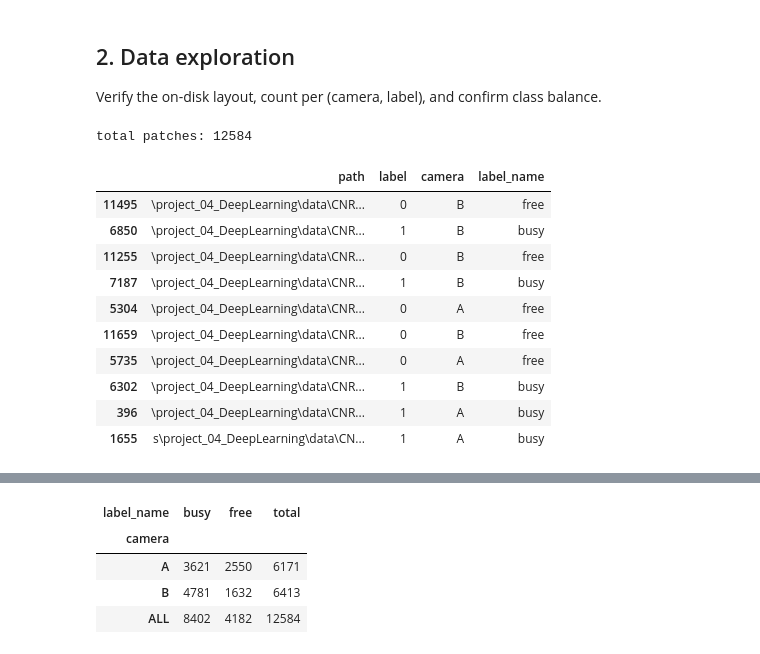
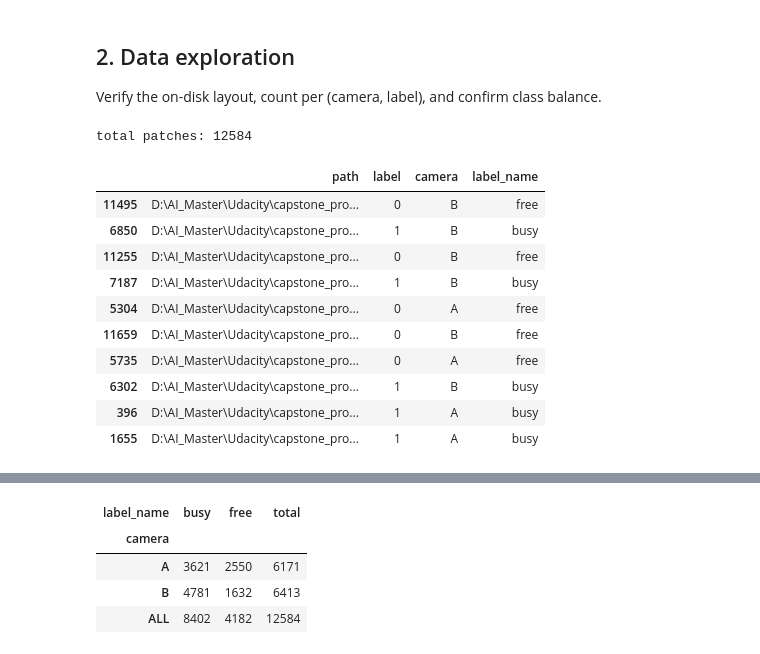
Before and after one commit to Soliman2020/master_capstone_04, a Jupyter notebook: notebooks/deep_learning.ipynb, the cells around one changed output, grey strips where cells are left out. Cells and saved outputs as stored; diff of their text form; code cells hidden in the pictures.

```diff
--- a/notebooks/deep_learning.ipynb
+++ b/notebooks/deep_learning.ipynb
@@ -61,24 +66,24 @@ Verify the on-disk layout, count per (camera, label), and confirm class balance.
 # %%
 PATCHES_DIR = PROJECT_ROOT / 'data' / 'CNRPark-Patches-150x150'
 entries = dataset.scan_patches(PATCHES_DIR)
 df = pd.DataFrame(
-    [(str(p)[-81:], dataset.LABEL_MAP[p.parent.name.lower()], p.parent.parent.name) for p, _ in entries],
+    [(str(p)[:], dataset.LABEL_MAP[p.parent.name.lower()], p.parent.parent.name) for p, _ in entries],
     columns=['path', 'label', 'camera'],
 )
 df['label_name'] = df['label'].map({0: 'free', 1: 'busy'})
 print('total patches:', len(df))
 
 df.sample(10, random_state=dataset.SEED)
 # %% [output]
 total patches: 12584
 |  | path | label | camera | label_name |
-| 11495 | \project_04_DeepLearning\data\CNR... | 0 | B | free |
-| 6850 | \project_04_DeepLearning\data\CNR... | 1 | B | busy |
-| 11255 | \project_04_DeepLearning\data\CNR... | 0 | B | free |
-| 7187 | \project_04_DeepLearning\data\CNR... | 1 | B | busy |
-| 5304 | \project_04_DeepLearning\data\CNR... | 0 | A | free |
-| 11659 | \project_04_DeepLearning\data\CNR... | 0 | B | free |
-| 5735 | \project_04_DeepLearning\data\CNR... | 0 | A | free |
-| 6302 | \project_04_DeepLearning\data\CNR... | 1 | B | busy |
-| 396 | \project_04_DeepLearning\data\CNR... | 1 | A | busy |
-| 1655 | s\project_04_DeepLearning\data\CN... | 1 | A | busy |
+| 11495 | D:\AI_Master\Udacity\capstone_pro... | 0 | B | free |
+| 6850 | D:\AI_Master\Udacity\capstone_pro... | 1 | B | busy |
+| 11255 | D:\AI_Master\Udacity\capstone_pro... | 0 | B | free |
+| 7187 | D:\AI_Master\Udacity\capstone_pro... | 1 | B | busy |
+| 5304 | D:\AI_Master\Udacity\capstone_pro... | 0 | A | free |
+| 11659 | D:\AI_Master\Udacity\capstone_pro... | 0 | B | free |
+| 5735 | D:\AI_Master\Udacity\capstone_pro... | 0 | A | free |
+| 6302 | D:\AI_Master\Udacity\capstone_pro... | 1 | B | busy |
+| 396 | D:\AI_Master\Udacity\capstone_pro... | 1 | A | busy |
+| 1655 | D:\AI_Master\Udacity\capstone_pro... | 1 | A | busy |
```
Also changed, not shown: parts of 35 cells of this notebook.
